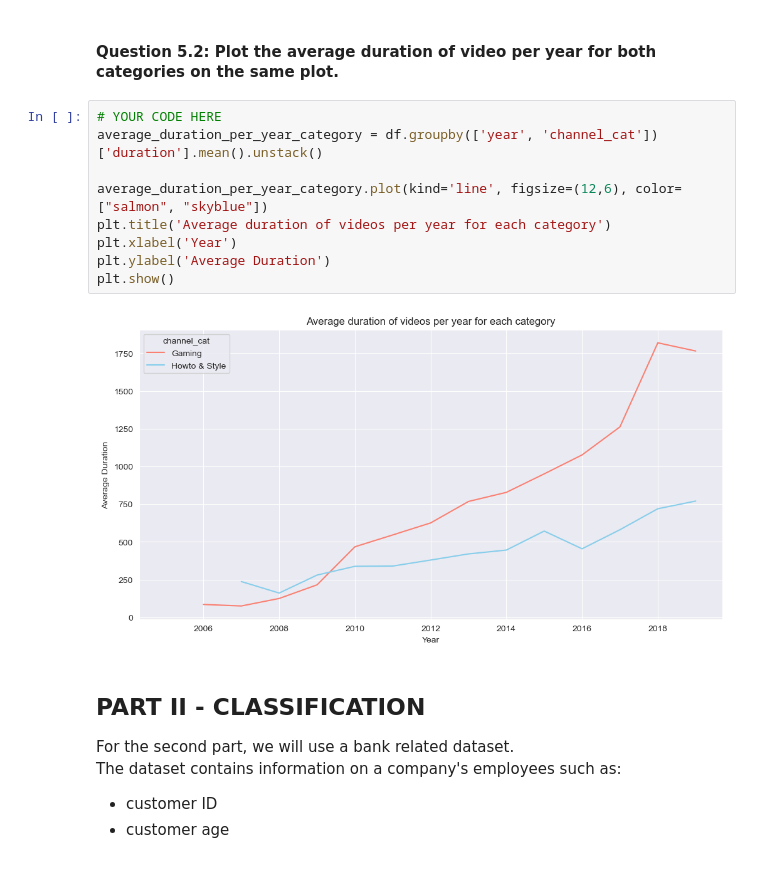
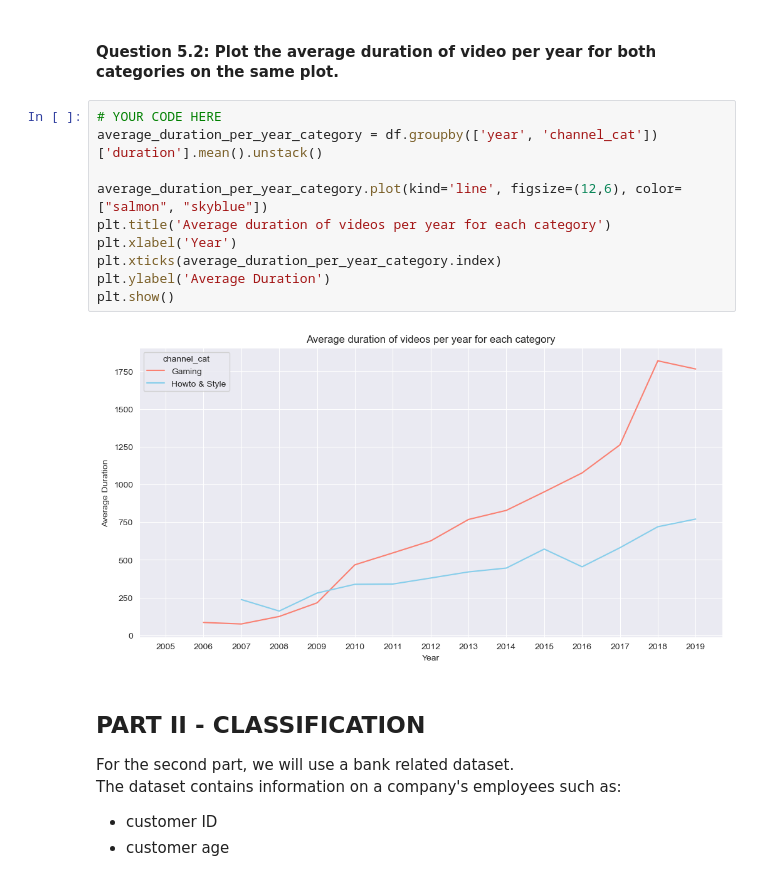
Before and after one commit to gmt01/bia, a Jupyter notebook: BIA_assignment_2023.ipynb, the cells around one changed output. Saved outputs shown, nothing was run; the diff lists cells and outputs as text.

```diff
--- a/BIA_assignment_2023.ipynb
+++ b/BIA_assignment_2023.ipynb
@@ -329,14 +334,15 @@ year channel_cat
 # %%
 # YOUR CODE HERE
 average_duration_per_year_category = df.groupby(['year', 'channel_cat'])['duration'].mean().unstack()
 
 average_duration_per_year_category.plot(kind='line', figsize=(12,6), color=["salmon", "skyblue"])
 plt.title('Average duration of videos per year for each category')
 plt.xlabel('Year')
+plt.xticks(average_duration_per_year_category.index)
 plt.ylabel('Average Duration')
 plt.show()
 # %% [output]
-[figure, old version]
+[figure, new version]
 # %% [markdown]
 ## PART II - CLASSIFICATION
 For the second part, we will use a bank related dataset.
```
Also changed, not shown: parts of 4 cells of this notebook, 1 other file.
